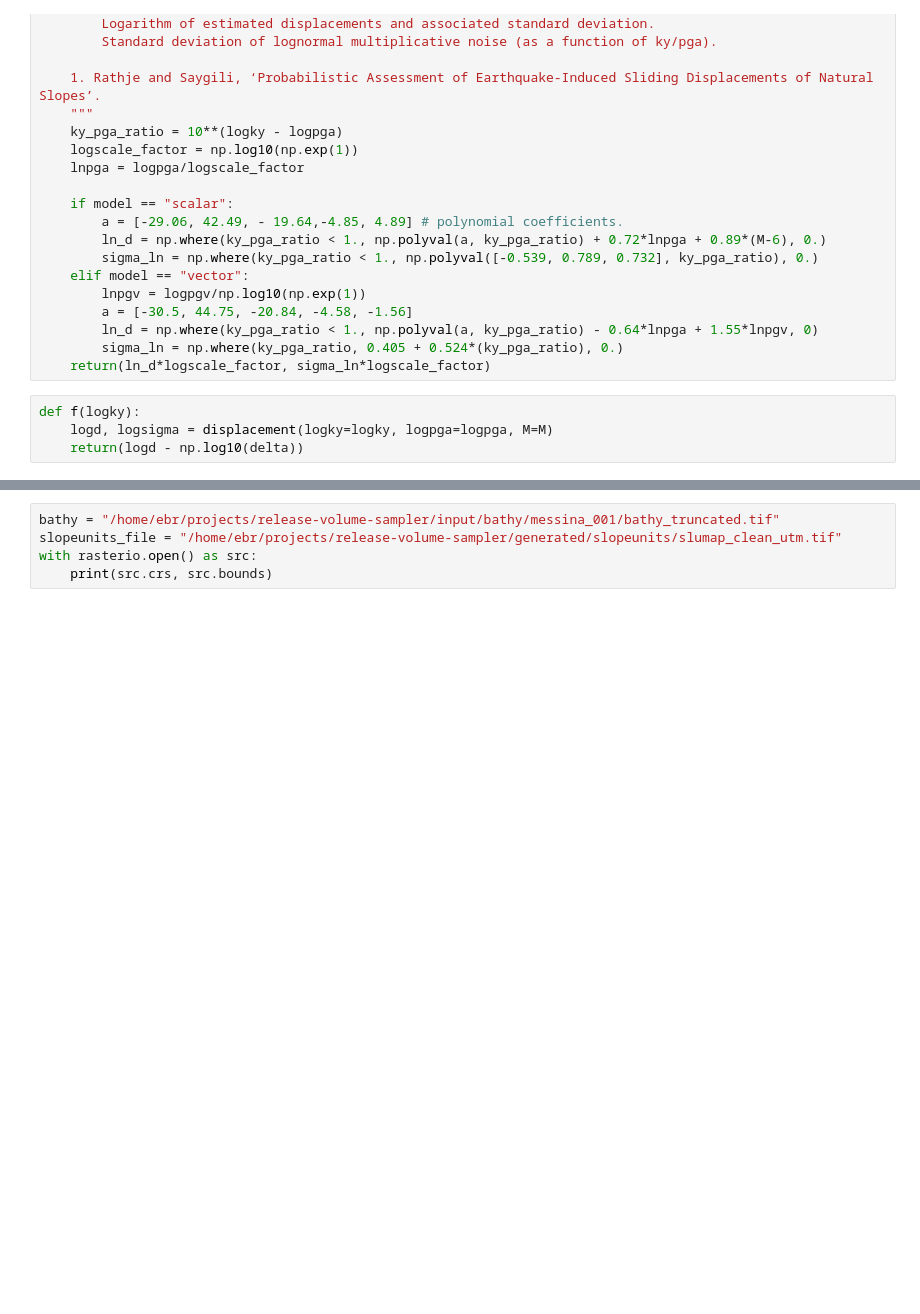
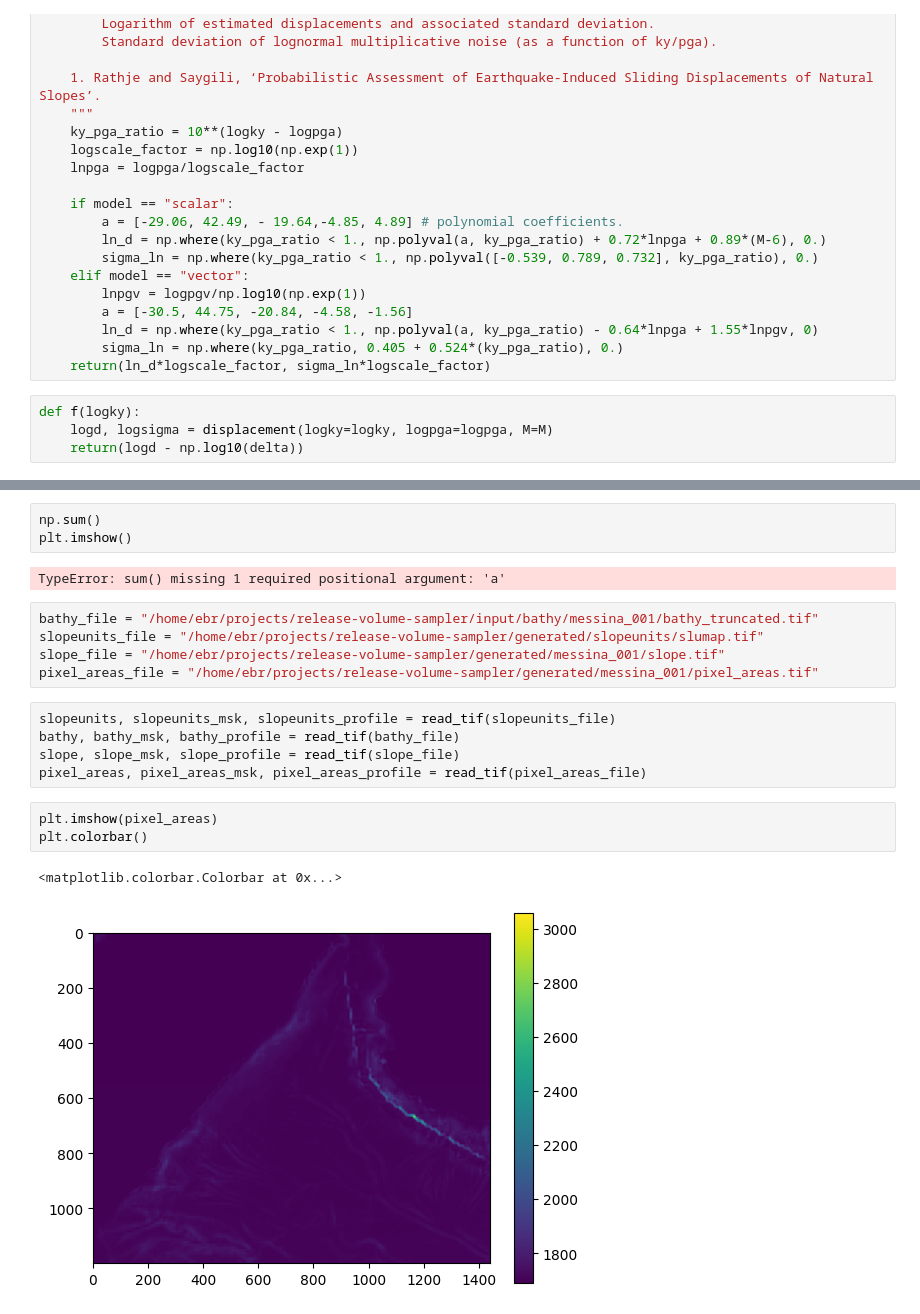
Before and after one commit to dtgeoeu-wp6-tsunamis/release-volume-sampler, a Jupyter notebook: src/displacements/volume_preselection.ipynb, the cells around one changed output, grey strips where cells are left out. Cells and saved outputs as stored; diff of their text form; blank space fills up the shorter version.

```diff
--- a/src/displacements/volume_preselection.ipynb
+++ b/src/displacements/volume_preselection.ipynb
@@ -111,7 +153,23 @@ for i,c in enumerate(content):
+# %%
+np.sum()
+plt.imshow()
+# %% [output]
+TypeError: sum() missing 1 required positional argument: 'a'
 # %%
-bathy = "/home/ebr/projects/release-volume-sampler/input/bathy/messina_001/bathy_truncated.tif"
-slopeunits_file = "/home/ebr/projects/release-volume-sampler/generated/slopeunits/slumap_clean_utm.tif"
-with rasterio.open() as src:
-    print(src.crs, src.bounds)
+bathy_file = "/home/ebr/projects/release-volume-sampler/input/bathy/messina_001/bathy_truncated.tif"
+slopeunits_file = "/home/ebr/projects/release-volume-sampler/generated/slopeunits/slumap.tif"
+slope_file = "/home/ebr/projects/release-volume-sampler/generated/messina_001/slope.tif"
+pixel_areas_file = "/home/ebr/projects/release-volume-sampler/generated/messina_001/pixel_areas.tif"
+# %%
+slopeunits, slopeunits_msk, slopeunits_profile = read_tif(slopeunits_file)
+bathy, bathy_msk, bathy_profile = read_tif(bathy_file)
+slope, slope_msk, slope_profile = read_tif(slope_file)
+pixel_areas, pixel_areas_msk, pixel_areas_profile = read_tif(pixel_areas_file)
+# %%
+plt.imshow(pixel_areas)
+plt.colorbar()
+# %% [output]
+<matplotlib.colorbar.Colorbar at 0x...>
+[figure, added]
 # %%
 selection_criteria
```
Also changed, not shown: parts of 21 cells of this notebook, 9 other files.
